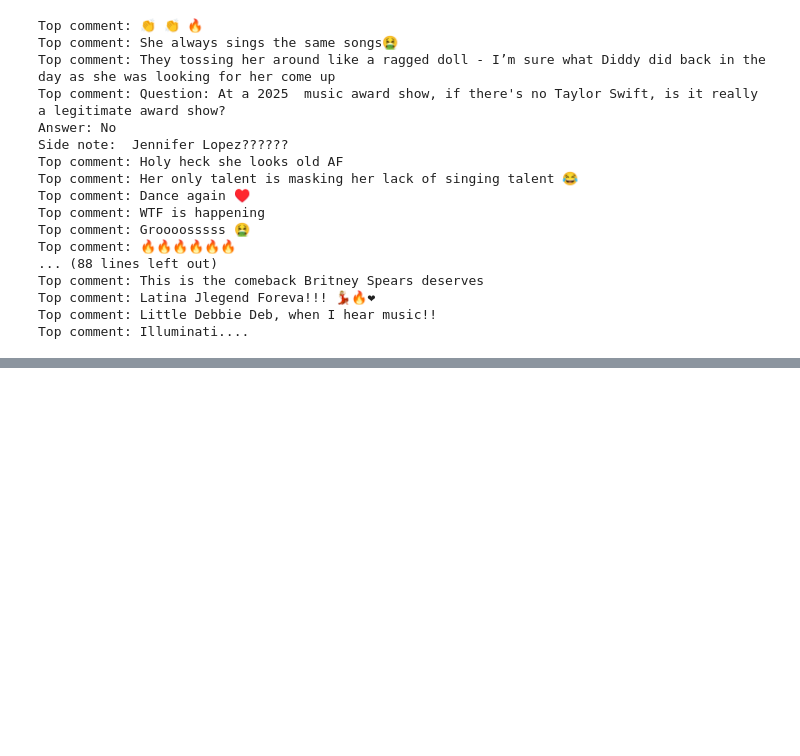
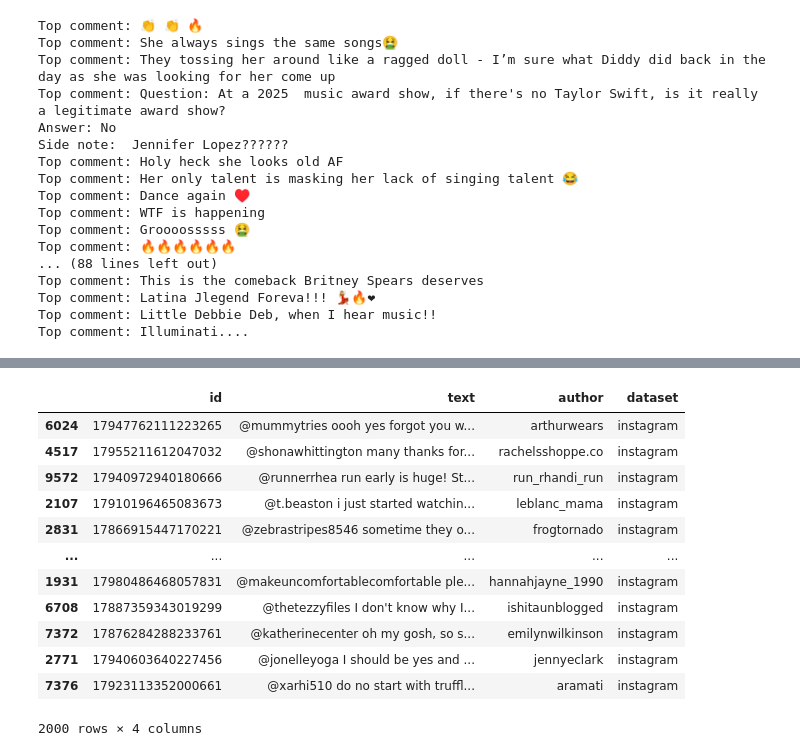
Before and after one commit to amandacurry/socialdimensions, a Jupyter notebook: sample_data.ipynb, the cells around one changed output, grey strips where cells are left out. Saved outputs shown, nothing was run; the diff lists cells and outputs as text; code cells hidden in the pictures; blank space fills up the shorter version.

```diff
--- a/sample_data.ipynb
+++ b/sample_data.ipynb
@@ -926,0 +1073,21 @@ This is taking too long, we give up.
+# %%
+insta_sample = instagram.sample(2000)
+instagram.columns
+insta_sample = insta_sample[['reply_id', 'reply_text',  'reply_username']]
+insta_sample.columns = ['id', 'text',  'author']
+insta_sample['dataset'] = 'instagram'
+insta_sample
+# %% [output]
+|  | id | text | author | dataset |
+| 6024 | 17947762111223265 | @mummytries oooh yes forgot you w... | arthurwears | instagram |
+| 4517 | 17955211612047032 | @shonawhittington many thanks for... | rachelsshoppe.co | instagram |
+| 9572 | 17940972940180666 | @runnerrhea run early is huge! St... | run_rhandi_run | instagram |
+| 2107 | 17910196465083673 | @t.beaston i just started watchin... | leblanc_mama | instagram |
+| 2831 | 17866915447170221 | @zebrastripes8546 sometime they o... | frogtornado | instagram |
+| ... | ... | ... | ... | ... |
+| 1931 | 17980486468057831 | @makeuncomfortablecomfortable ple... | hannahjayne_1990 | instagram |
+| 6708 | 17887359343019299 | @thetezzyfiles I don't know why I... | ishitaunblogged | instagram |
+| 7372 | 17876284288233761 | @katherinecenter oh my gosh, so s... | emilynwilkinson | instagram |
+| 2771 | 17940603640227456 | @jonelleyoga I should be yes and ... | jennyeclark | instagram |
+| 7376 | 17923113352000661 | @xarhi510 do no start with truffl... | aramati | instagram |
+2000 rows × 4 columns
```
Also changed, not shown: parts of 10 cells of this notebook, 1 other file.
